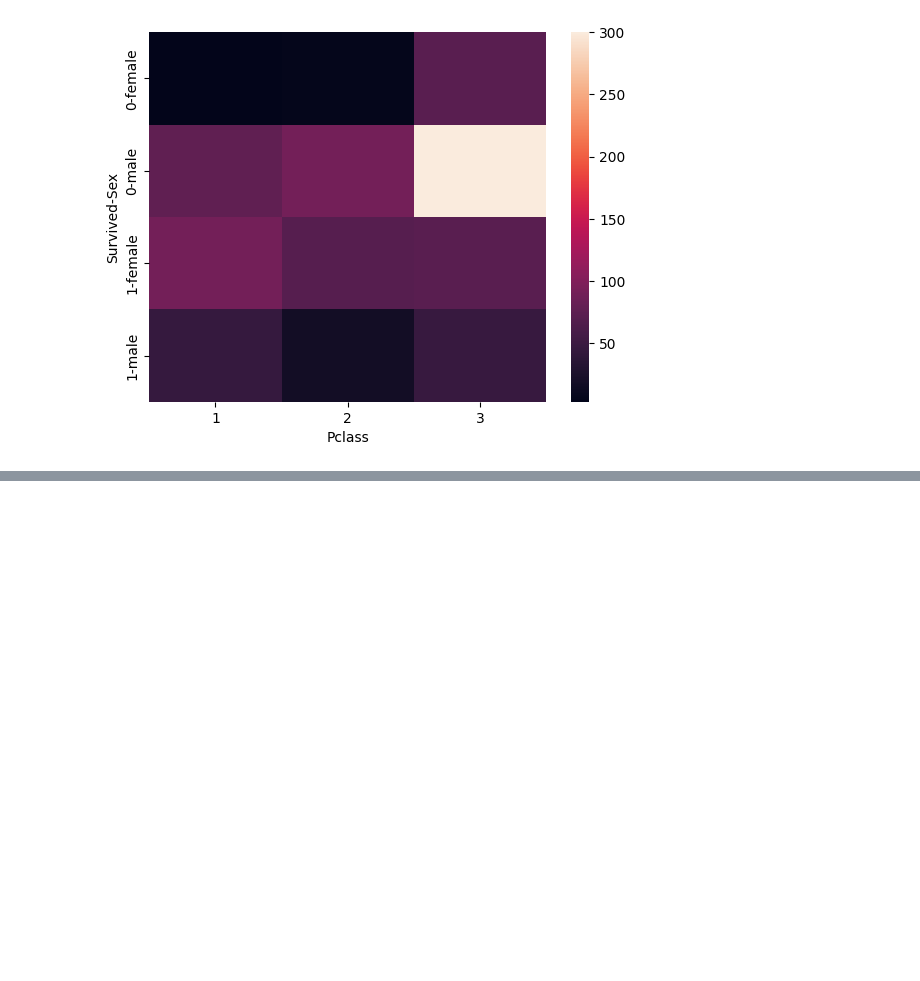
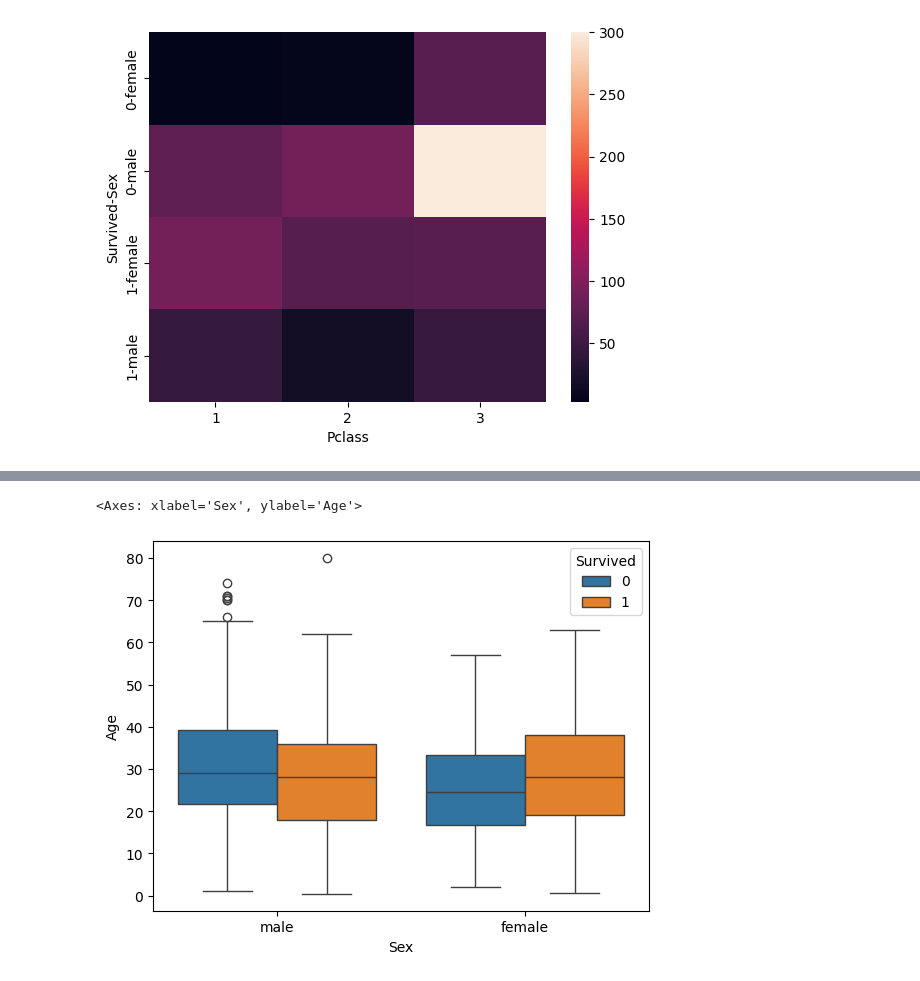
Before and after one commit to subhajit20/Learning-ML, a Jupyter notebook: test_ml.ipynb, the cells around one changed output, grey strips where cells are left out. Saved outputs shown, nothing was run; the diff lists cells and outputs as text; code cells hidden in the pictures; blank space fills up the shorter version.

```diff
--- a/test_ml.ipynb
+++ b/test_ml.ipynb
@@ -188,0 +196,5 @@ sns.heatmap(pd.crosstab(index=df["Pclass"],columns=[df["Survived"],df["Sex"]]))
+# %%
+sns.boxplot(x=df["Sex"],y=df["Age"],hue=df["Survived"])
+# %% [output]
+<Axes: xlabel='Sex', ylabel='Age'>
+[figure, added]
```
Also changed, not shown: parts of 3 cells of this notebook.
